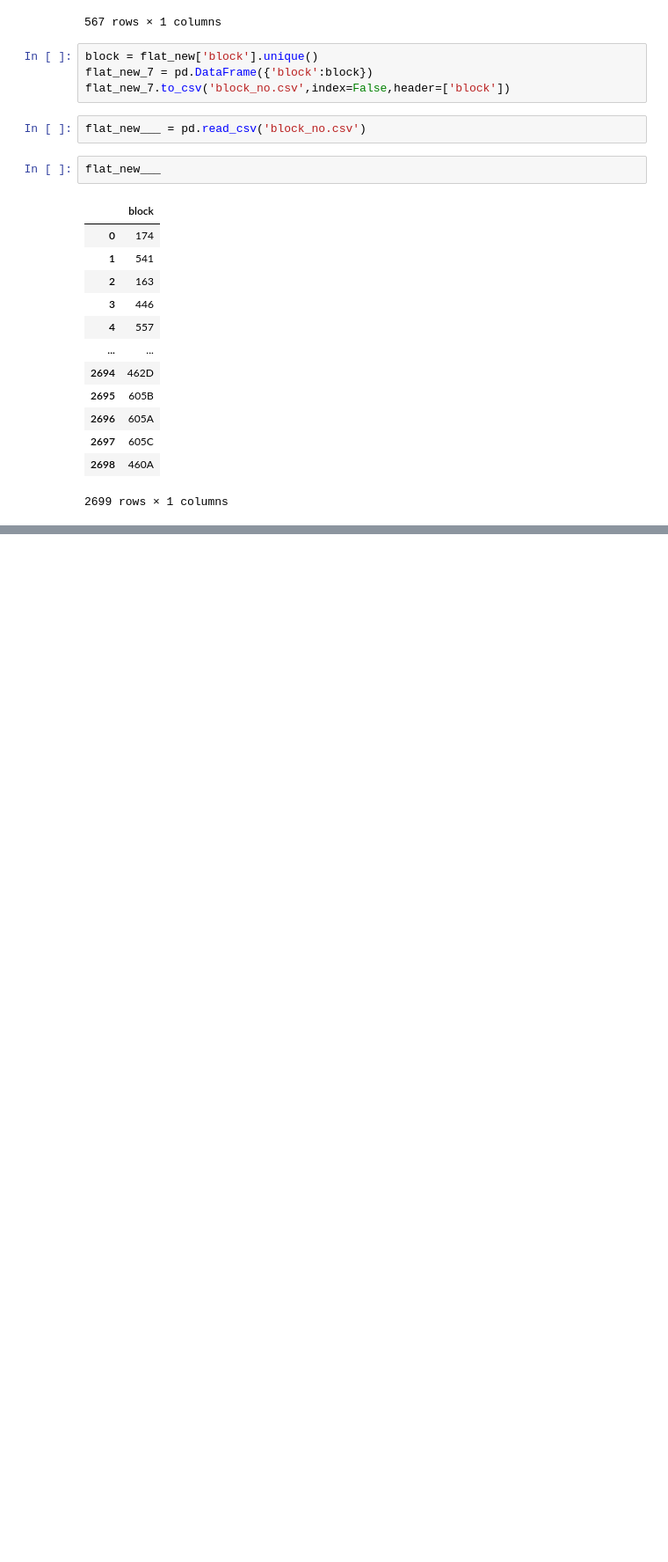
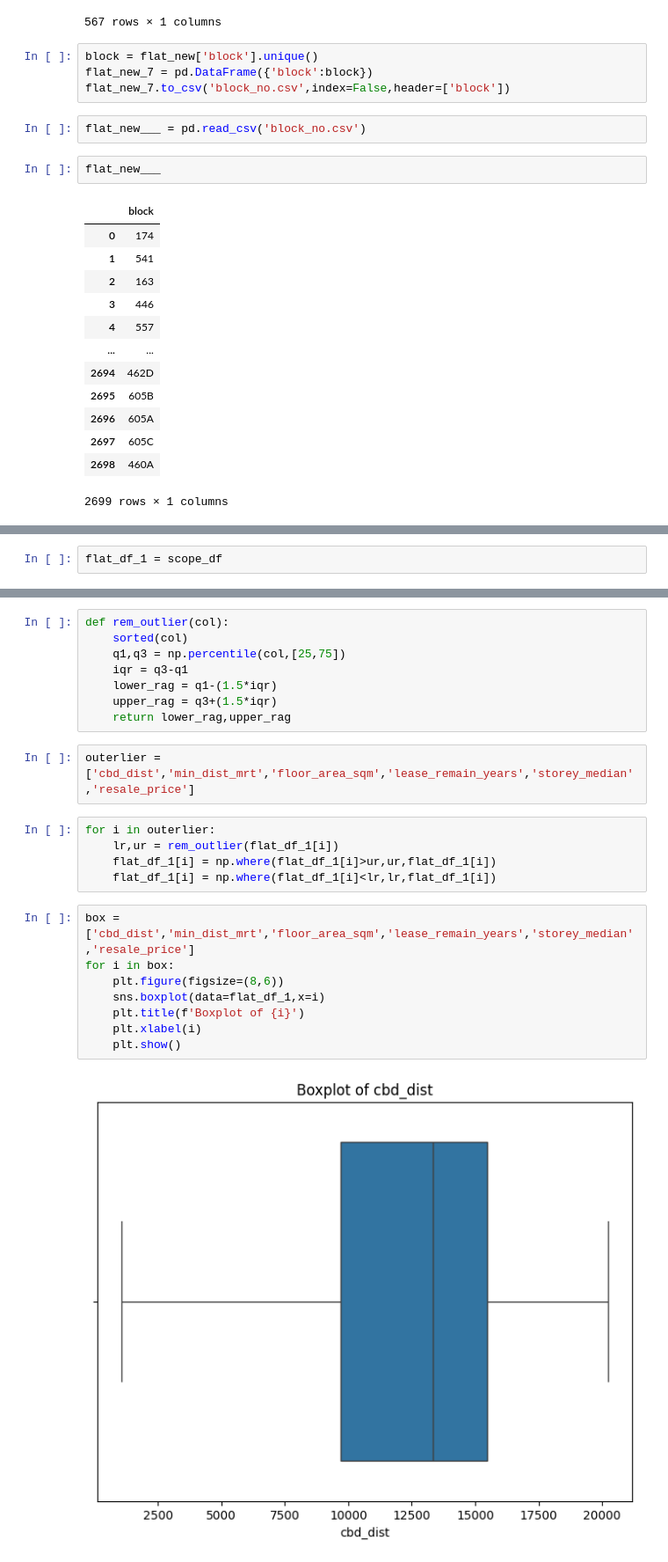
Before and after one commit to DineshDhamodharan24/Singapore_Flat_Resale_, a Jupyter notebook: flat_analysis.ipynb, the cells around one changed output, grey strips where cells are left out. Shown at 88% size. Saved outputs shown, nothing was run; the diff lists cells and outputs as text; blank space fills up the shorter version.

```diff
--- a/flat_analysis.ipynb
+++ b/flat_analysis.ipynb
@@ -477,0 +648,2 @@ flat_new___
+# %%
+flat_df_1 = scope_df
@@ -477,0 +652,25 @@ flat_new___
+# %%
+def rem_outlier(col):
+    sorted(col)
+    q1,q3 = np.percentile(col,[25,75])
+    iqr = q3-q1
+    lower_rag = q1-(1.5*iqr)
+    upper_rag = q3+(1.5*iqr)
+    return lower_rag,upper_rag
+# %%
+outerlier = ['cbd_dist','min_dist_mrt','floor_area_sqm','lease_remain_years','storey_median','resale_price']
+# %%
+for i in outerlier:
+    lr,ur = rem_outlier(flat_df_1[i])
+    flat_df_1[i] = np.where(flat_df_1[i]>ur,ur,flat_df_1[i])
+    flat_df_1[i] = np.where(flat_df_1[i]<lr,lr,flat_df_1[i])
+# %%
+box = ['cbd_dist','min_dist_mrt','floor_area_sqm','lease_remain_years','storey_median','resale_price']
+for i in box:
+    plt.figure(figsize=(8,6))
+    sns.boxplot(data=flat_df_1,x=i)
+    plt.title(f'Boxplot of {i}')
+    plt.xlabel(i)
+    plt.show()
+# %% [output]
+[figure, added]
```
Also changed, not shown: parts of 66 cells of this notebook.
